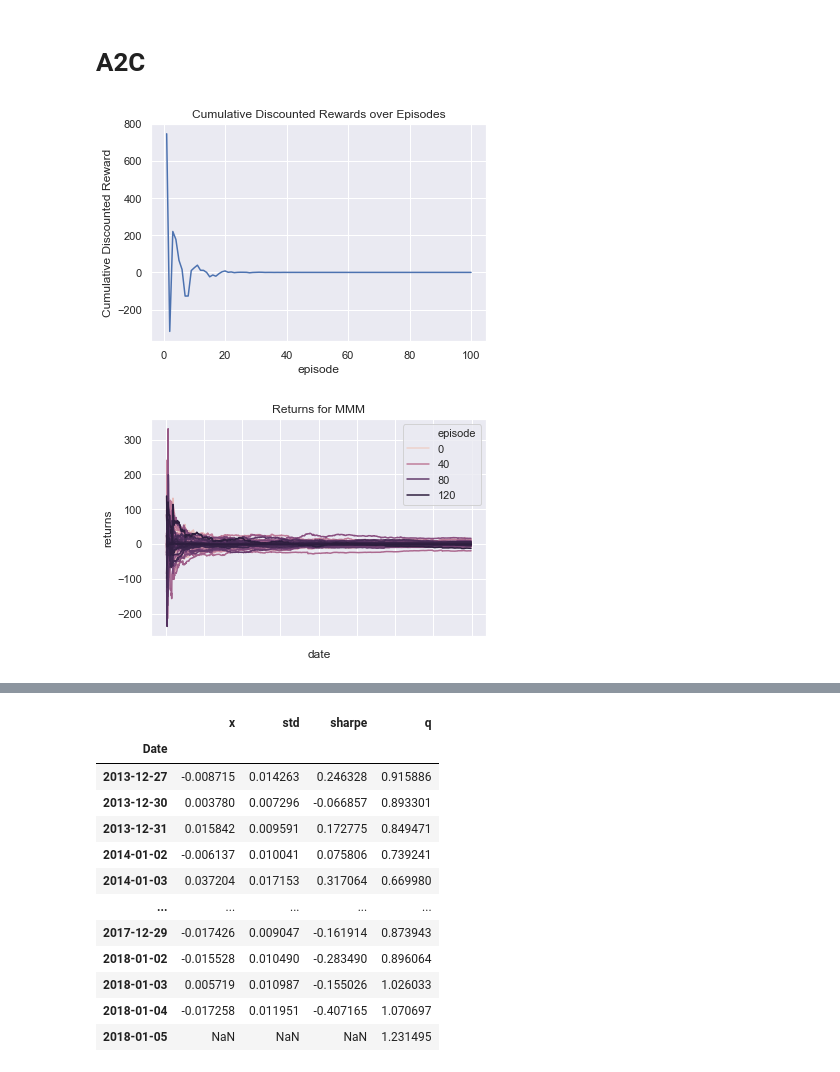
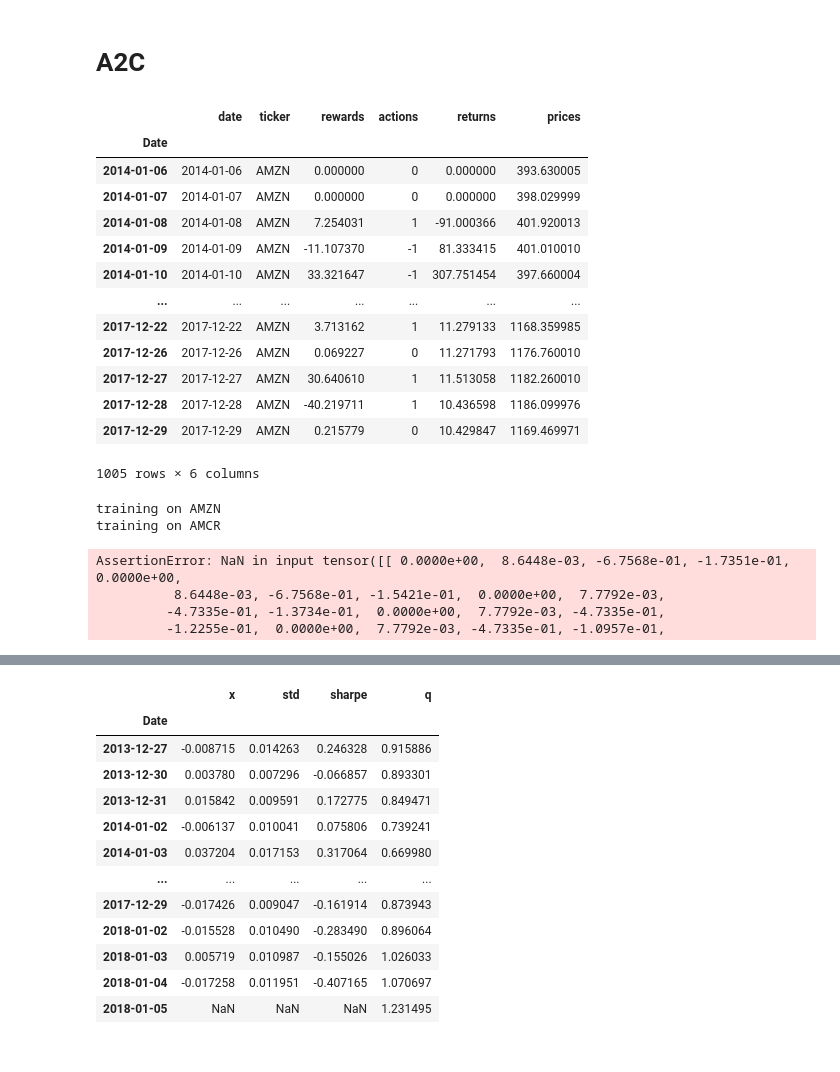
Before and after one commit to AaruranLog/rl-trading, a Jupyter notebook: agents.ipynb, the cells around one changed output, grey strips where cells are left out. Cells and saved outputs as stored; diff of their text form; code cells hidden in the pictures.

```diff
--- a/agents.ipynb
+++ b/agents.ipynb
@@ -50,7 +50,7 @@ BUFFER_SIZE = 100  # capacity of the replay buffer
 
 # if gpu is to be used
 # use_cuda = torch.cuda.is_available()
-use_cuda = False
+use_cuda = True
 FloatTensor = torch.cuda.FloatTensor if use_cuda else torch.FloatTensor
 LongTensor  = torch.cuda.LongTensor if use_cuda else torch.LongTensor
 ByteTensor  = torch.cuda.ByteTensor if use_cuda else torch.ByteTensor
@@ -374,28 +374,29 @@ class PolicyNetwork(nn.Module):
         nn.Module.__init__(self)
         self.l1 = nn.Linear(STATE_DIM, HIDDEN_LAYER)
         self.l2 = nn.Linear(HIDDEN_LAYER, HIDDEN_LAYER)
-        self.l3 = nn.Linear(HIDDEN_LAYER, ACTION_DIM) # 2, for the action
+        self.l3 = nn.Linear(HIDDEN_LAYER, ACTION_DIM)  # 2, for the action
 
-    def forward(self, x):
+    def forward(self, x, logits=True):
         """
-            returns the log probs
+            returns the logits of the probability
         """
         assert not torch.isnan(x).any(), f"NaN in input {x}"
         x = F.leaky_relu(self.l1(x))
         x = F.leaky_relu(self.l2(x))
-        x = F.log_softmax(self.l3(x), dim=1)
+        x = self.l3(x)
+        if not logits:
+            x = torch.sigmoid(x)
         return x
 
     def sample_from_softmax_policy(self, batch_state):
-        batch_log_probs = self.forward(batch_state)
-        batch_probs = torch.exp(batch_log_probs)
-        assert not torch.isnan(batch_probs).any(), f"NaN in policy {batch_probs}"
-        batch_size = batch_probs.shape[0]
+        batch_logits = self.forward(batch_state).detach()
+        assert not torch.isnan(batch_logits).any(), f"NaN in policy logits {batch_logits}"
+        batch_size = batch_logits.shape[0]
         actions = torch.empty(batch_size, 1)
         for i in range(batch_size):
-            pi = batch_probs[i, :]
-            dist = torch.distributions.Categorical(pi)
-            actions[i, 0] = dist.sample().view(1,1)
+            logits = batch_logits[i, :]
+            dist = torch.distributions.Categorical(logits=logits)
+            actions[i, 0] = dist.sample().view(1, 1)
         if use_cuda:
             actions = actions.to(batch_state.get_device())
         return actions.long()
@@ -414,6 +415,9 @@ class A2C(BaseAgent):
         super().__init__()
         self.policy = PolicyNetwork()
         self.model = QNetwork()
+        if use_cuda:
+            self.policy.cuda()
+            self.model.cuda()
         self.optimizer = optim.SGD(chain(self.model.parameters(),
                                           self.policy.parameters()), LR)
 
@@ -439,15 +443,17 @@ class A2C(BaseAgent):
     def learn(self, state_tensor, action, next_state_tensor, reward):
         n = self.steps_done
         q_values = self.model(state_tensor)
-        pi = self.policy(state_tensor)
+        q_values_detached = q_values.detach()
+        pi = self.policy(state_tensor, logits=False)
         with torch.no_grad():
-            q_values_detached = q_values.detach()
             pi_detached = pi.detach()
             q = q_values_detached.gather(1, action)
             future_q = reward + self.gamma * self.model(next_state_tensor).max(dim=1)[0]
             delta = future_q - q
 
-            A = future_q - torch.dot(q_values_detached.squeeze(0), pi_detached.squeeze(0))
+            A = future_q - torch.dot(
+                q_values_detached.squeeze(0), pi_detached.squeeze(0)
+            )
 
         q_loss = delta * q_values.gather(1, action)
         pi_a = pi.gather(1, action)
@@ -459,12 +465,22 @@ class A2C(BaseAgent):
         self.optimizer.zero_grad()
         loss.backward()
         self.optimizer.step()
-# %%
-a2c_agent = A2C()
-a2c_agent.train(env_mode="train", num_tickers=10, num_episodes=100)
-# %% [output]
-[figure, removed]
-# %%
-a2c_agent.plot_returns('MMM')
-# %% [output]
-[figure, removed]
+# %%
+a2c_agent = A2C()
+amzn = TradingEnv('AMZN')
+a2c_agent.run_episode(amzn)
+# %% [output]
+|  | date | ticker | rewards | actions | returns | prices |
+| Date |  |  |  |  |  |  |
+| 2014-01-06 | 2014-01-06 | AMZN | 0.000000 | 0 | 0.000000 | 393.630005 |
+| 2014-01-07 | 2014-01-07 | AMZN | 0.000000 | 0 | 0.000000 | 398.029999 |
+| 2014-01-08 | 2014-01-08 | AMZN | 7.254031 | 1 | -91.000366 | 401.920013 |
+| 2014-01-09 | 2014-01-09 | AMZN | -11.107370 | -1 | 81.333415 | 401.010010 |
+| 2014-01-10 | 2014-01-10 | AMZN | 33.321647 | -1 | 307.751454 | 397.660004 |
+| ... | ... | ... | ... | ... | ... | ... |
+| 2017-12-22 | 2017-12-22 | AMZN | 3.713162 | 1 | 11.279133 | 1168.359985 |
+| 2017-12-26 | 2017-12-26 | AMZN | 0.069227 | 0 | 11.271793 | 1176.760010 |
+| 2017-12-27 | 2017-12-27 | AMZN | 30.640610 | 1 | 11.513058 | 1182.260010 |
+| 2017-12-28 | 2017-12-28 | AMZN | -40.219711 | 1 | 10.436598 | 1186.099976 |
+| 2017-12-29 | 2017-12-29 | AMZN | 0.215779 | 0 | 10.429847 | 1169.469971 |
+1005 rows × 6 columns
@@ -470,0 +489,13 @@ a2c_agent.plot_returns('MMM')
+# %%
+for i in range(26, len(tickers)):
+    t = tickers[i]
+    e = TradingEnv(t)
+    print(f'training on {t}')
+    h = a2c_agent.run_episode(e)
+# %% [output]
+training on AMZN
+training on AMCR
+AssertionError: NaN in input tensor([[ 0.0000e+00,  8.6448e-03, -6.7568e-01, -1.7351e-01,  0.0000e+00,
+          8.6448e-03, -6.7568e-01, -1.5421e-01,  0.0000e+00,  7.7792e-03,
+         -4.7335e-01, -1.3734e-01,  0.0000e+00,  7.7792e-03, -4.7335e-01,
+         -1.2255e-01,  0.0000e+00,  7.7792e-03, -4.7335e-01, -1.0957e-01,
```
Also changed, not shown: parts of 13 cells of this notebook, 1 other file.
